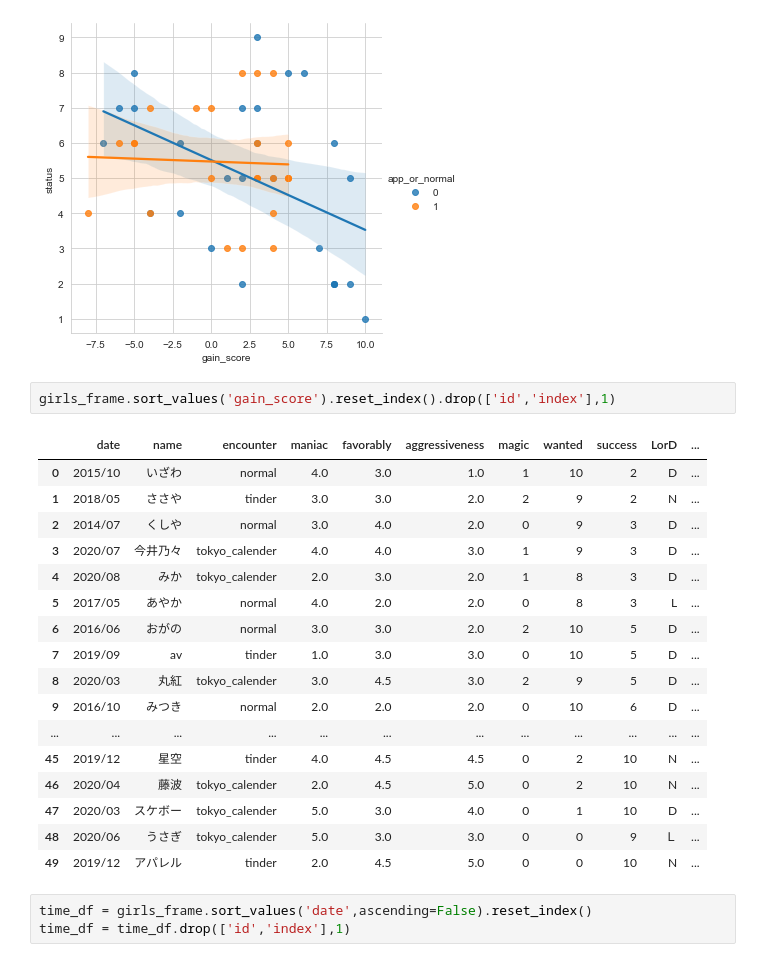
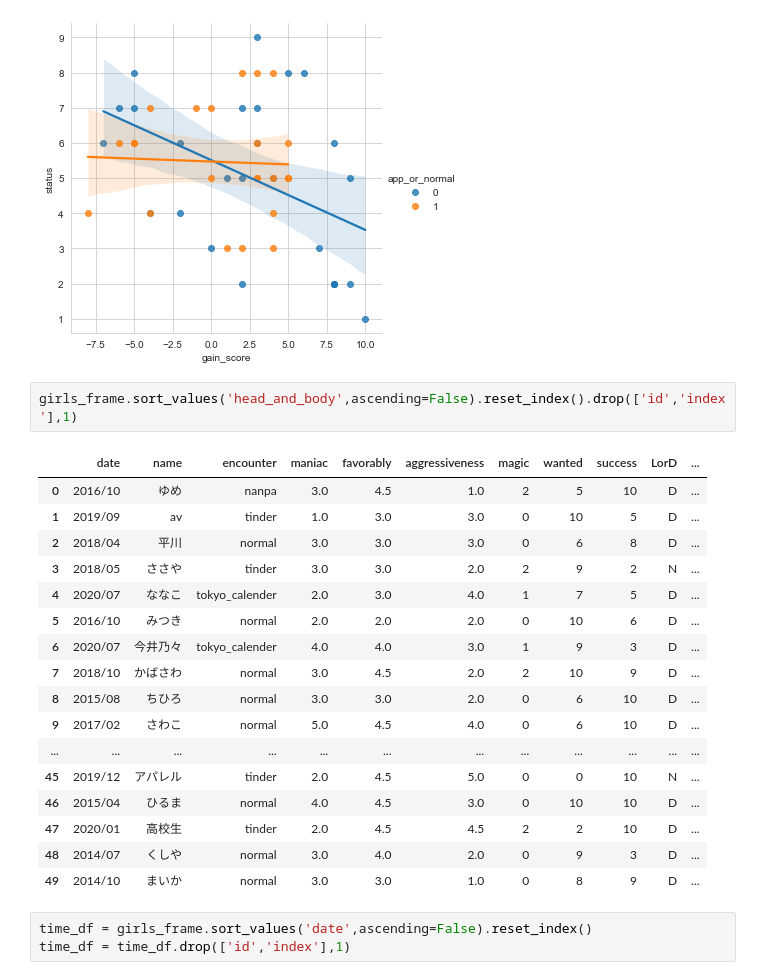
Before and after one commit to fujispooo/datascience, a Jupyter notebook: my_love_ex.ipynb, the cells around one changed output. Drawn from its saved outputs; the diff is of its cells as text.

```diff
--- a/my_love_ex.ipynb
+++ b/my_love_ex.ipynb
@@ -111,25 +111,25 @@ sns.lmplot(data=girls_frame,
 <seaborn.axisgrid.FacetGrid at 0x...>
 [figure]
 # %%
-girls_frame.sort_values('gain_score').reset_index().drop(['id','index'],1)
+girls_frame.sort_values('head_and_body',ascending=False).reset_index().drop(['id','index'],1)
 # %% [output]
 |  | date | name | encounter | maniac | favorably | aggressiveness | magic | wanted | success | LorD | ... |
-| 0 | 2015/10 | いざわ | normal | 4.0 | 3.0 | 1.0 | 1 | 10 | 2 | D | ... |
-| 1 | 2018/05 | ささや | tinder | 3.0 | 3.0 | 2.0 | 2 | 9 | 2 | N | ... |
-| 2 | 2014/07 | くしや | normal | 3.0 | 4.0 | 2.0 | 0 | 9 | 3 | D | ... |
-| 3 | 2020/07 | 今井乃々 | tokyo_calender | 4.0 | 4.0 | 3.0 | 1 | 9 | 3 | D | ... |
-| 4 | 2020/08 | みか | tokyo_calender | 2.0 | 3.0 | 2.0 | 1 | 8 | 3 | D | ... |
-| 5 | 2017/05 | あやか | normal | 4.0 | 2.0 | 2.0 | 0 | 8 | 3 | L | ... |
-| 6 | 2016/06 | おがの | normal | 3.0 | 3.0 | 2.0 | 2 | 10 | 5 | D | ... |
-| 7 | 2019/09 | av | tinder | 1.0 | 3.0 | 3.0 | 0 | 10 | 5 | D | ... |
-| 8 | 2020/03 | 丸紅 | tokyo_calender | 3.0 | 4.5 | 3.0 | 2 | 9 | 5 | D | ... |
-| 9 | 2016/10 | みつき | normal | 2.0 | 2.0 | 2.0 | 0 | 10 | 6 | D | ... |
+| 0 | 2016/10 | ゆめ | nanpa | 3.0 | 4.5 | 1.0 | 2 | 5 | 10 | D | ... |
+| 1 | 2019/09 | av | tinder | 1.0 | 3.0 | 3.0 | 0 | 10 | 5 | D | ... |
+| 2 | 2018/04 | 平川 | normal | 3.0 | 3.0 | 3.0 | 0 | 6 | 8 | D | ... |
+| 3 | 2018/05 | ささや | tinder | 3.0 | 3.0 | 2.0 | 2 | 9 | 2 | N | ... |
+| 4 | 2020/07 | ななこ | tokyo_calender | 2.0 | 3.0 | 4.0 | 1 | 7 | 5 | D | ... |
+| 5 | 2016/10 | みつき | normal | 2.0 | 2.0 | 2.0 | 0 | 10 | 6 | D | ... |
+| 6 | 2020/07 | 今井乃々 | tokyo_calender | 4.0 | 4.0 | 3.0 | 1 | 9 | 3 | D | ... |
+| 7 | 2018/10 | かばさわ | normal | 3.0 | 4.5 | 2.0 | 2 | 10 | 9 | D | ... |
+| 8 | 2015/08 | ちひろ | normal | 3.0 | 3.0 | 2.0 | 0 | 6 | 10 | D | ... |
+| 9 | 2017/02 | さわこ | normal | 5.0 | 4.5 | 4.0 | 0 | 6 | 10 | D | ... |
 | ... | ... | ... | ... | ... | ... | ... | ... | ... | ... | ... | ... |
-| 45 | 2019/12 | 星空 | tinder | 4.0 | 4.5 | 4.5 | 0 | 2 | 10 | N | ... |
-| 46 | 2020/04 | 藤波 | tokyo_calender | 2.0 | 4.5 | 5.0 | 0 | 2 | 10 | N | ... |
-| 47 | 2020/03 | スケボー | tokyo_calender | 5.0 | 3.0 | 4.0 | 0 | 1 | 10 | D | ... |
-| 48 | 2020/06 | うさぎ | tokyo_calender | 5.0 | 3.0 | 3.0 | 0 | 0 | 9 | Ｌ | ... |
-| 49 | 2019/12 | アパレル | tinder | 2.0 | 4.5 | 5.0 | 0 | 0 | 10 | N | ... |
+| 45 | 2019/12 | アパレル | tinder | 2.0 | 4.5 | 5.0 | 0 | 0 | 10 | N | ... |
+| 46 | 2015/04 | ひるま | normal | 4.0 | 4.5 | 3.0 | 0 | 10 | 10 | D | ... |
+| 47 | 2020/01 | 高校生 | tinder | 2.0 | 4.5 | 4.5 | 2 | 2 | 10 | D | ... |
+| 48 | 2014/07 | くしや | normal | 3.0 | 4.0 | 2.0 | 0 | 9 | 3 | D | ... |
+| 49 | 2014/10 | まいか | normal | 3.0 | 3.0 | 1.0 | 0 | 8 | 9 | D | ... |
 # %%
 time_df = girls_frame.sort_values('date',ascending=False).reset_index()
 time_df = time_df.drop(['id','index'],1)
```
Also changed, not shown: parts of 12 cells of this notebook, 3 other files.
